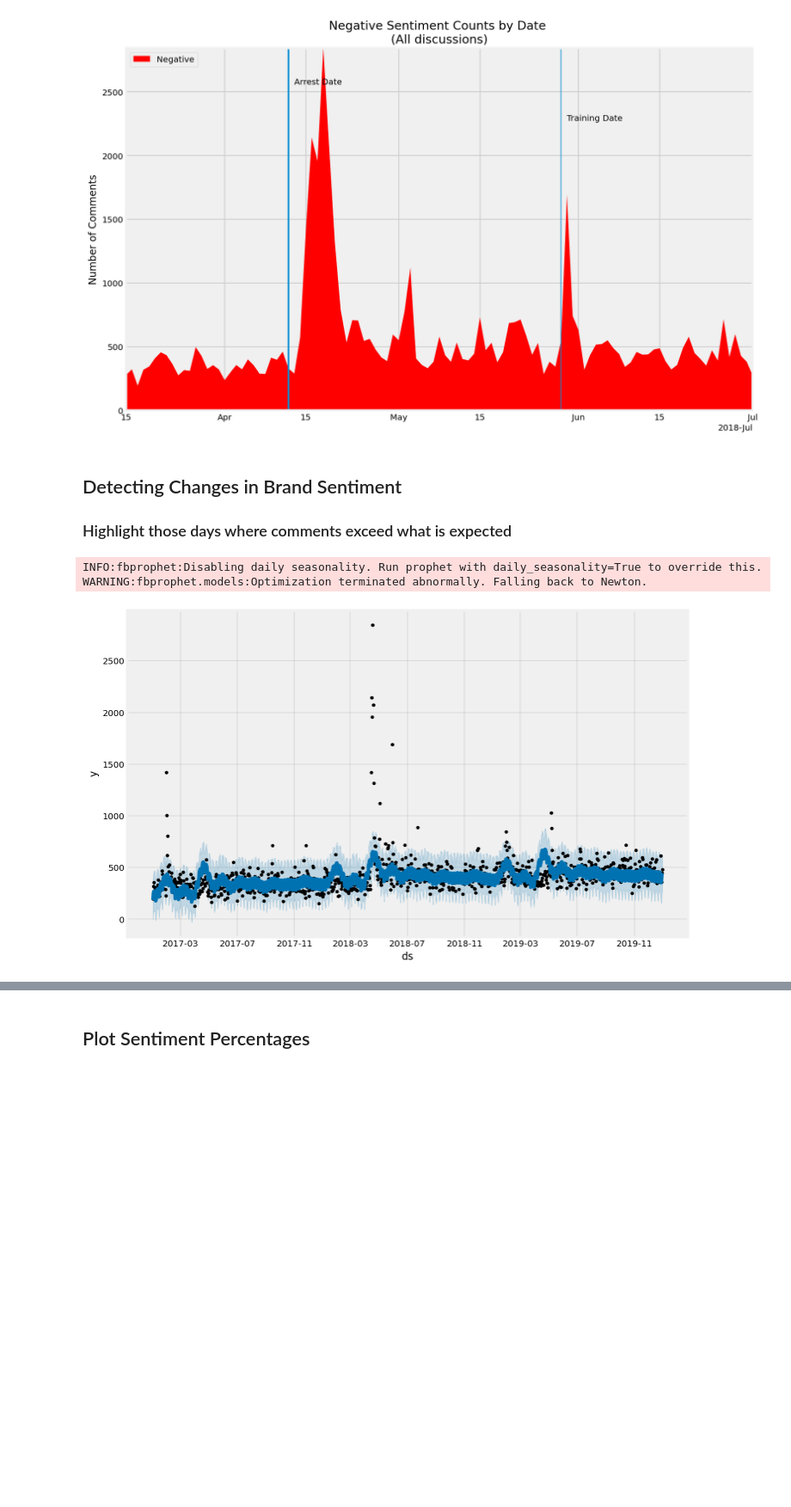
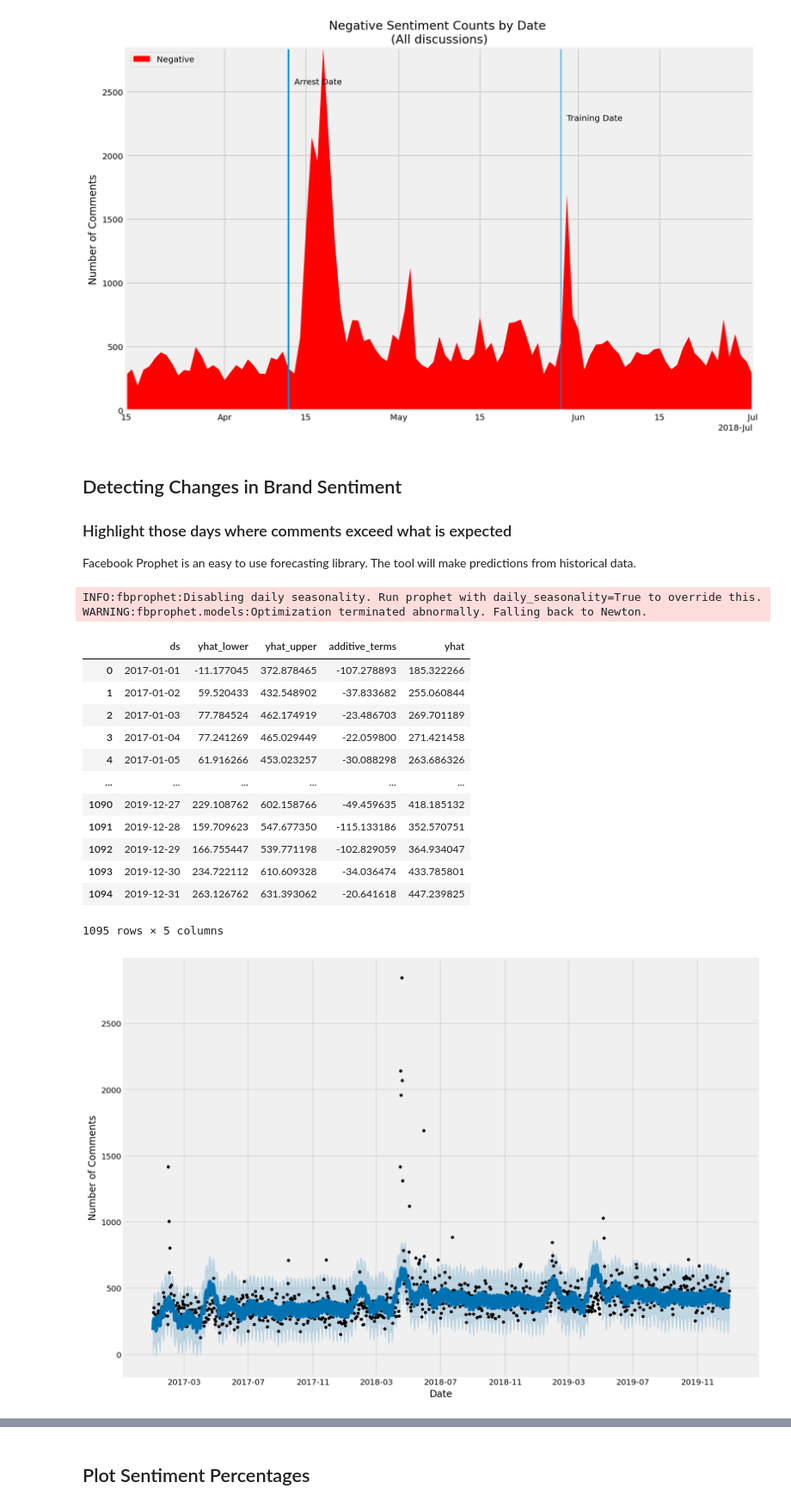
Before and after one commit to SteveG1993/Online-Sentiment-Analysis, a Jupyter notebook: Code/Notebooks/Starbucks Sentiment Analysis.ipynb, the cells around one changed output, grey strips where cells are left out. Shown at 86% size. Saved outputs shown, nothing was run; the diff lists cells and outputs as text; code cells hidden in the pictures; blank space fills up the shorter version.

```diff
--- a/Code/Notebooks/Starbucks Sentiment Analysis.ipynb
+++ b/Code/Notebooks/Starbucks Sentiment Analysis.ipynb
@@ -310,6 +293,8 @@ plt.show()
 ## Detecting Changes in Brand Sentiment
 
 ### Highlight those days where comments exceed what is expected
+
+Facebook Prophet is an easy to use forecasting library. The tool will make predictions from historical data.
 # %%
 from fbprophet import Prophet
 
@@ -319,15 +304,32 @@ df_fb.drop(['Positive','Neutral'],axis=1,inplace=True)
 df_fb.rename(columns={"created_utc":"ds","Negative":"y"},inplace=True)
 df_fb.drop(df_fb.columns.difference(['ds','y']), 1, inplace=True)
 
-#Known anomalous daysl to be excluded from normal bau
+#Exclude days from the model that are known to be unusual.
 starbucks_changepoints = ['2018-04-16','2018-04-17','2018-04-18','2018-04-19','2018-05-30']
 
 m = Prophet(changepoints=starbucks_changepoints)
 m.fit(df_fb)
 future = m.make_future_dataframe(periods=0)
 forecast = m.predict(future)
-fig1 = m.plot(forecast)
+
+forecast[['ds','yhat_lower','yhat_upper','additive_terms','yhat']]
 # %% [output]
 INFO:fbprophet:Disabling daily seasonality. Run prophet with daily_seasonality=True to override this.
 WARNING:fbprophet.models:Optimization terminated abnormally. Falling back to Newton.
-[figure, removed]
+|  | ds | yhat_lower | yhat_upper | additive_terms | yhat |
+| 0 | 2017-01-01 | -11.177045 | 372.878465 | -107.278893 | 185.322266 |
+| 1 | 2017-01-02 | 59.520433 | 432.548902 | -37.833682 | 255.060844 |
+| 2 | 2017-01-03 | 77.784524 | 462.174919 | -23.486703 | 269.701189 |
+| 3 | 2017-01-04 | 77.241269 | 465.029449 | -22.059800 | 271.421458 |
+| 4 | 2017-01-05 | 61.916266 | 453.023257 | -30.088298 | 263.686326 |
+| ... | ... | ... | ... | ... | ... |
+| 1090 | 2019-12-27 | 229.108762 | 602.158766 | -49.459635 | 418.185132 |
+| 1091 | 2019-12-28 | 159.709623 | 547.677350 | -115.133186 | 352.570751 |
+| 1092 | 2019-12-29 | 166.755447 | 539.771198 | -102.829059 | 364.934047 |
+| 1093 | 2019-12-30 | 234.722112 | 610.609328 | -34.036474 | 433.785801 |
+| 1094 | 2019-12-31 | 263.126762 | 631.393062 | -20.641618 | 447.239825 |
+1095 rows × 5 columns
+# %%
+fig1 = m.plot(forecast,xlabel='Date',ylabel = 'Number of Comments',figsize=(12,8))
+# %% [output]
+[figure, added]
```
Also changed, not shown: parts of 44 cells of this notebook.
